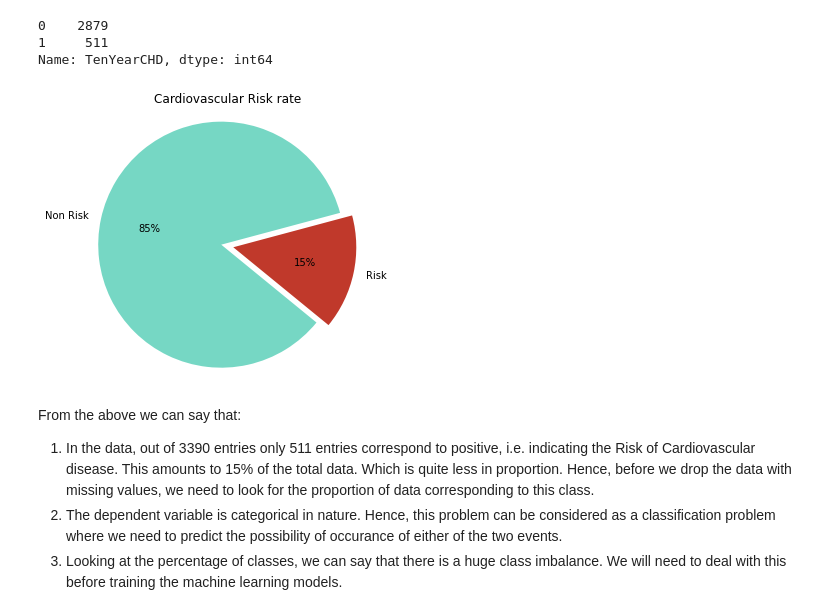
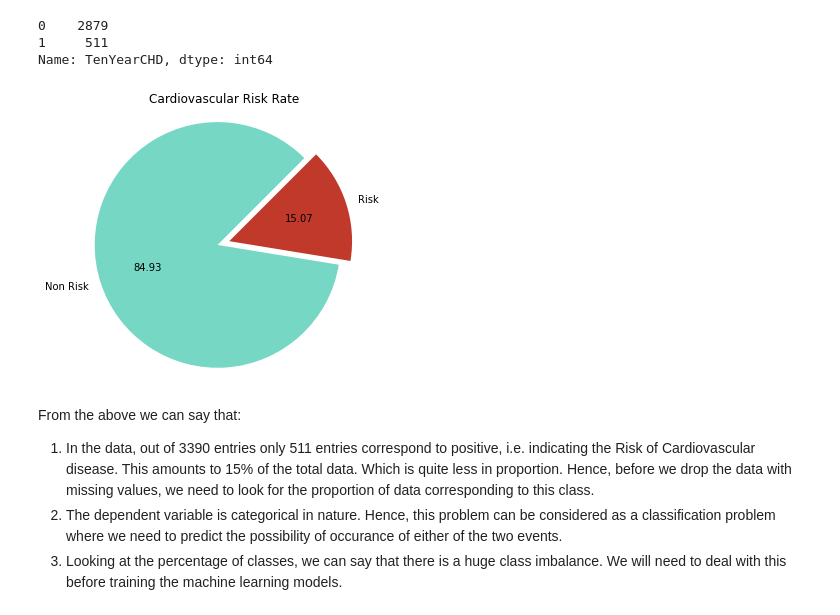
Before and after one commit to V-dit/cardiovascular-risk-prediction, a Jupyter notebook: Cardiovascular_Risk_Prediction.ipynb, the cells around one changed output. Saved outputs shown, nothing was run; the diff lists cells and outputs as text; code cells hidden in the pictures.

```diff
--- a/Cardiovascular_Risk_Prediction.ipynb
+++ b/Cardiovascular_Risk_Prediction.ipynb
@@ -277,15 +278,15 @@ Name: TenYearCHD, dtype: int64
 # %%
 # Plotting the pie chart of dependent variable to check the proportion of each class in the data
 plot_labels = 'Non Risk',"Risk"
 plot_colors = ['#76D7C4','#C0392B']
 explode_size = (0,0.1)
 plt.figure(figsize=(5,5))
-plt.pie(df2['TenYearCHD'].value_counts(), labels = plot_labels, autopct = '%1.0f%%', startangle = 15, colors = plot_colors, explode = explode_size)
-plt.title("Cardiovascular Risk rate")
+plt.pie(df2['TenYearCHD'].value_counts(), labels = plot_labels, autopct = '%.2f', startangle = 45, colors = plot_colors, explode = explode_size)
+plt.title("Cardiovascular Risk Rate")
 plt.axis('equal')
 plt.show()
 # %% [output]
-[figure, old version]
+[figure, new version]
 # %% [markdown]
 From the above we can say that:
 1. In the data, out of 3390 entries only 511 entries correspond to positive, i.e. indicating the Risk of Cardiovascular disease. This amounts to 15% of the total data. Which is quite less in proportion. Hence, before we drop the data with missing values, we need to look for the proportion of data corresponding to this class.
```
Also changed, not shown: parts of 19 cells of this notebook.
